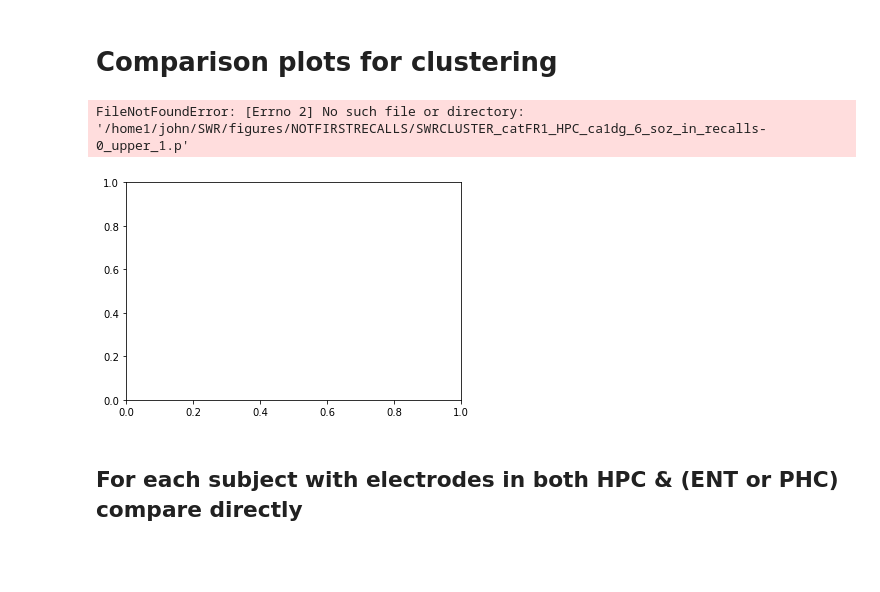
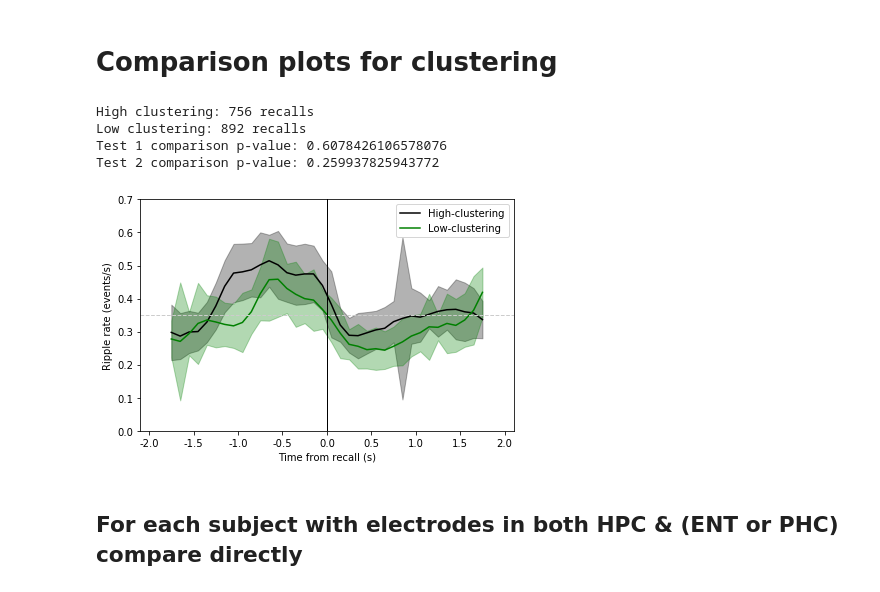
Before and after one commit to jjsakon/SWR, a Jupyter notebook: code/SWRplots.ipynb, the cells around one changed output. Saved outputs shown, nothing was run; the diff lists cells and outputs as text; code cells hidden in the pictures; blank space fills up the shorter version.

Commit message:
2020-12-25 same plots just commented a few more things

```diff
--- a/code/SWRplots.ipynb
+++ b/code/SWRplots.ipynb
@@ -242,10 +242,10 @@ remove_soz_ictal = False
 recall_type_switch = 6 # 0 for original, 1 for only those with subsequent, 2 for second recalls only, 3 for isolated recalls
 exp = 'catFR1'
 region_name = 'HPC'
-location_selected = 'ca1dg' # 'ca3' # 'dg' 'ca1' # sub # left hippocampus # right hippocampus # hippocampus
+location_selected = 'dg' #'ca1dg' # 'ca3' # 'dg' 'ca1' # sub # left hippocampus # right hippocampus # hippocampus
 # # (leave as '' if not HPC)
 
-extra = '' #'NOR1065J'
+extra = 'adjacent' #'NOR1065J'
 ## manual thing to add to end to weird cases like remove a single subject
 # remote is remote semantic v. remote other
 # adjacent is adjacent semantic v. remote other
@@ -339,35 +339,38 @@ for p,upper_label in enumerate(['upper','lower']):
         bin_model2 = sig_bin_model.fit(reml=False, method='nm')
 
         if bin_model1.pvalues[1] < 0.05:
             plot([-600,-600+stats_bin],[line_dist,line_dist],'--',
                  color=(0,0,0),label='_nolegend_')
         if bin_model2.pvalues[1] < 0.05:
             plot([second_start,second_start+stats_bin],[line_dist,line_dist],'--',
                  color=(0,0,0),label='_nolegend_')
 
         print('High clustering'+': '+str(sum(category==1))+' recalls')
         print('Low clustering'+': '+str(sum(category==0))+' recalls')
         print('Test 1 comparison p-value: '+str(bin_model1.pvalues[1]))
         print('Test 2 comparison p-value: '+str(bin_model2.pvalues[1]))
 
 xticks(np.arange(psth_start,psth_end+1,500),np.arange(psth_start/1000,psth_end/1000+1,500/1000))
 xlabel('Time from recall (s)')
 ylabel('Ripple rate (events/s)')
 ylim = 0.7 # keep it here since occasionally CIs get kinda high
 ax.set_ylim(0,ylim)
 ax.set_xlim(psth_start-100,psth_end+100)
 plot([ax.get_xlim()[0],ax.get_xlim()[1]],[0.35,0.35],linewidth=1,linestyle='--',color=(0.8,0.8,0.8),label='_nolegend_')
 plot([0,0],[ax.get_ylim()[0],ax.get_ylim()[1]],linewidth=1,linestyle='-',color=(0,0,0),label='_nolegend_')
 ax.legend({'Low-clustering','High-clustering'})
 tight_layout()
 
 if save_plot == 1:
     plt.savefig('../figures/clusteringPlots/'+exp+'_'+'PSTH_'+region_name+'-'+str(recall_type_switch)+'-'+extra+'.pdf',transparent=True)
 plt.show()
 a=1;
 # %% [output]
-FileNotFoundError: [Errno 2] No such file or directory: '/home1/john/SWR/figures/NOTFIRSTRECALLS/SWRCLUSTER_catFR1_HPC_ca1dg_6_soz_in_recalls-0_upper_1.p'
+High clustering: 756 recalls
+Low clustering: 892 recalls
+Test 1 comparison p-value: 0.6078426106578076
+Test 2 comparison p-value: 0.259937825943772
-[figure, old version]
+[figure, new version]
 # %% [markdown]
 ## For each subject with electrodes in both HPC & (ENT or PHC) compare directly
 # %%
```
Also changed, not shown: 1 other file.
